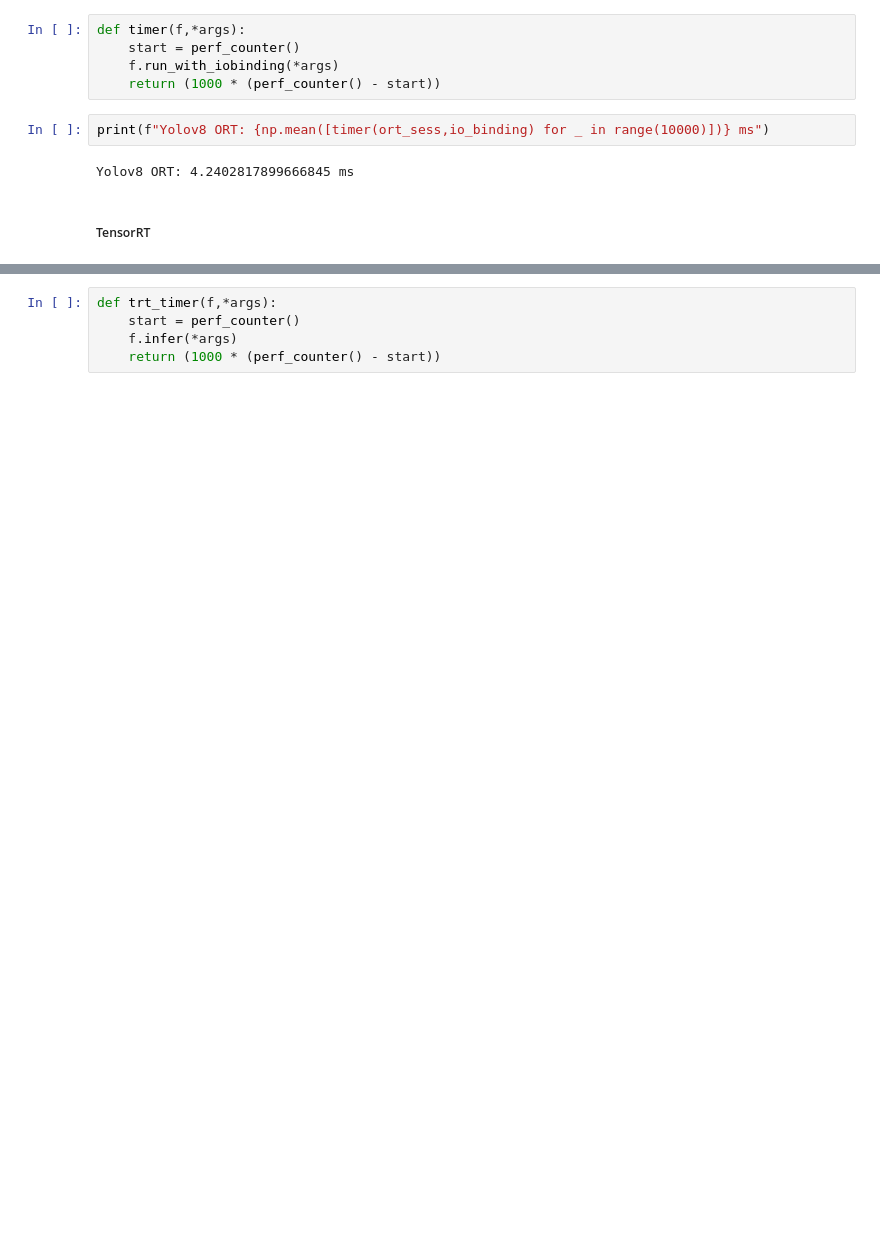
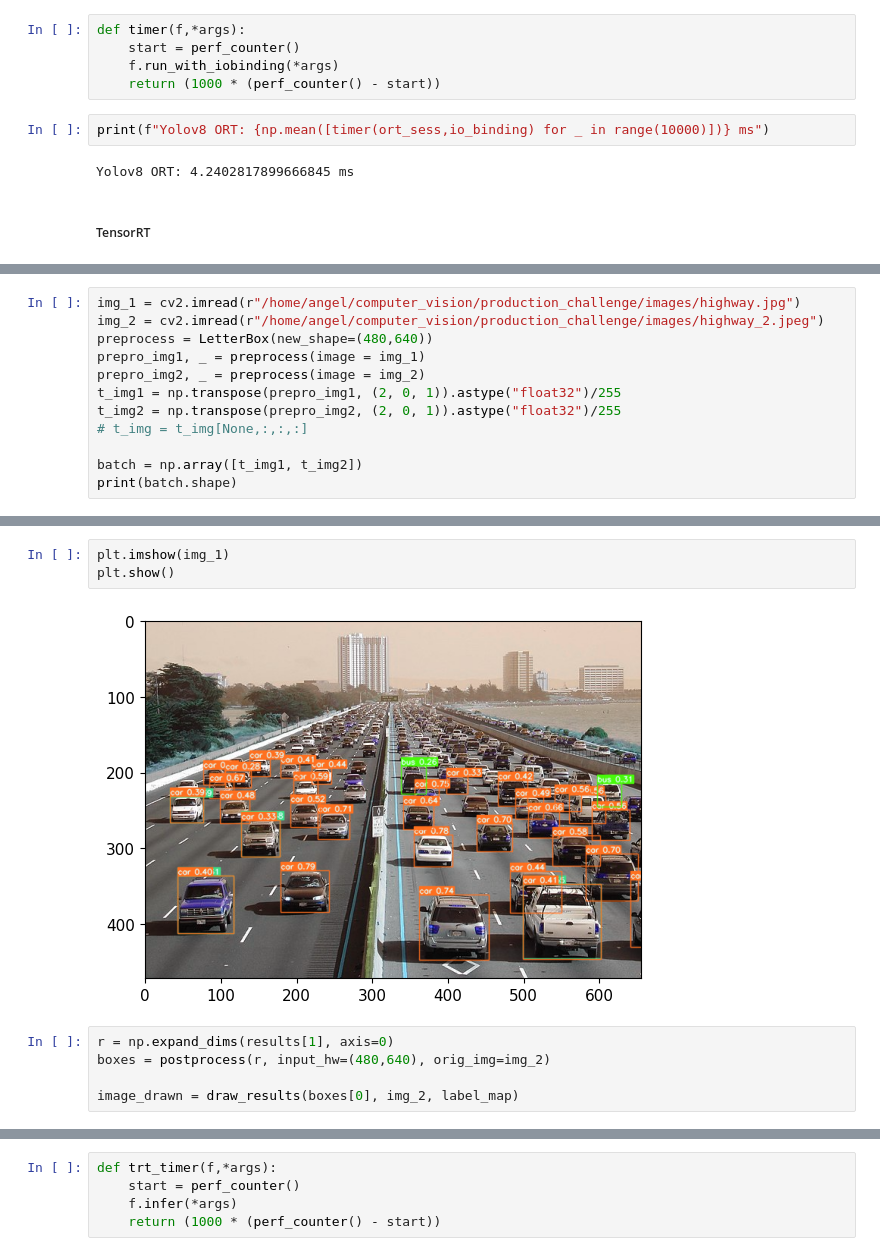
Before and after one commit to Angel-Ceballos/production_challenge, a Jupyter notebook: model_comparison.ipynb, the cells around one changed output, grey strips where cells are left out. Cells and saved outputs as stored; diff of their text form; blank space fills up the shorter version.

```diff
--- a/model_comparison.ipynb
+++ b/model_comparison.ipynb
@@ -234,0 +289,12 @@ yolov8_model.export(format='onnx', imgsz=(640,480), simplify=True, opset=13, dev
+# %%
+img_1 = cv2.imread(r"/home/angel/computer_vision/production_challenge/images/highway.jpg")
+img_2 = cv2.imread(r"/home/angel/computer_vision/production_challenge/images/highway_2.jpeg")
+preprocess = LetterBox(new_shape=(480,640))
+prepro_img1, _ = preprocess(image = img_1)
+prepro_img2, _ = preprocess(image = img_2)
+t_img1 = np.transpose(prepro_img1, (2, 0, 1)).astype("float32")/255
+t_img2 = np.transpose(prepro_img2, (2, 0, 1)).astype("float32")/255
+# t_img = t_img[None,:,:,:]
+
+batch = np.array([t_img1, t_img2])
+print(batch.shape)
@@ -234,0 +422,10 @@ yolov8_model.export(format='onnx', imgsz=(640,480), simplify=True, opset=13, dev
+# %%
+plt.imshow(img_1)
+plt.show()
+# %% [output]
+[figure, added]
+# %%
+r = np.expand_dims(results[1], axis=0)
+boxes = postprocess(r, input_hw=(480,640), orig_img=img_2)
+
+image_drawn = draw_results(boxes[0], img_2, label_map)
```
Also changed, not shown: parts of 44 cells of this notebook, 21 other files.
